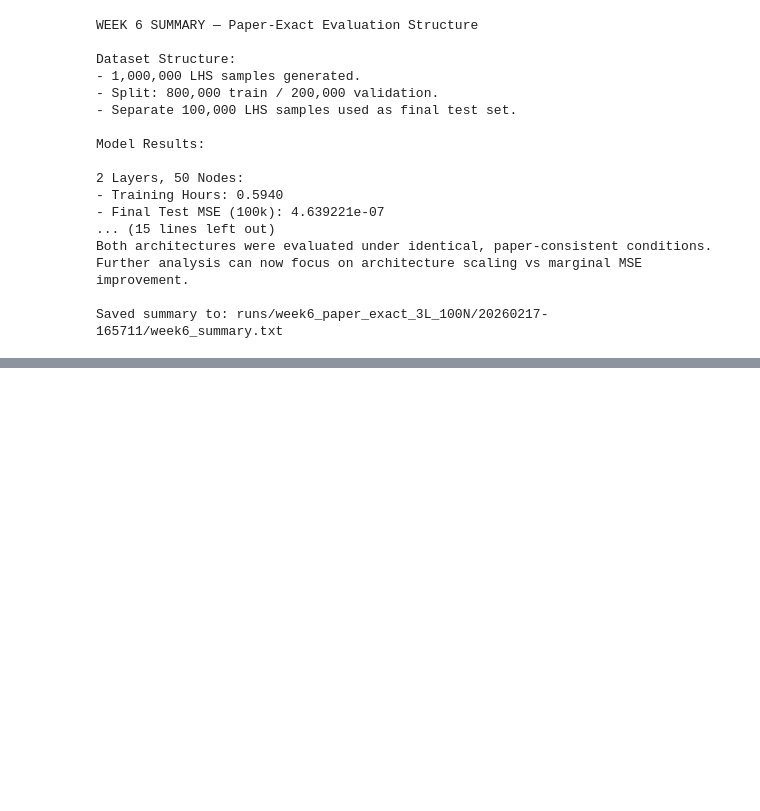
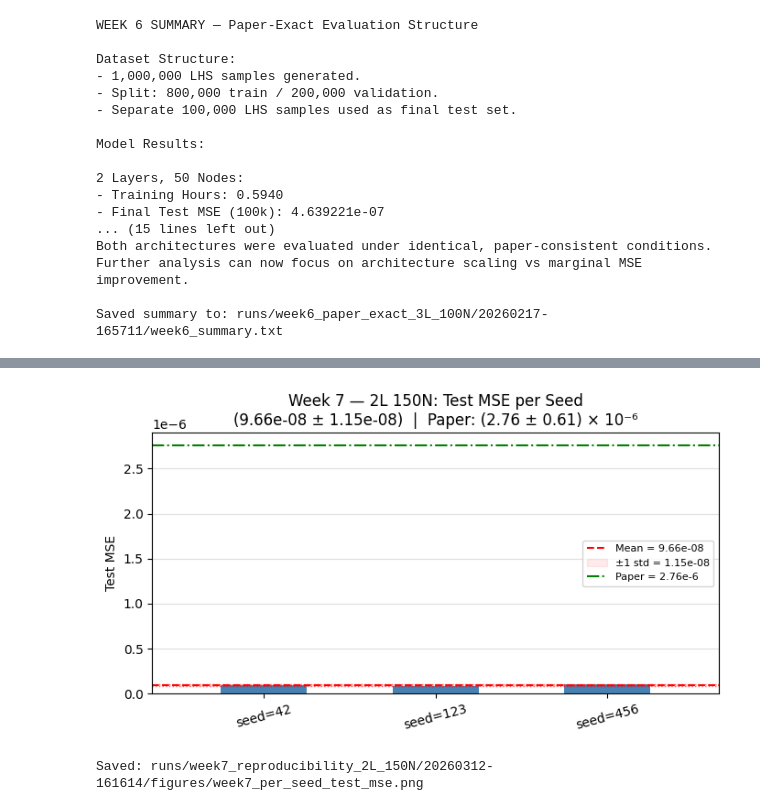
Before and after one commit to JosephOuyang/machine_learning_for_options_pricing_and_implied_volatility, a Jupyter notebook: notebooks/options_pricing_main.ipynb, the cells around one changed output, grey strips where cells are left out. Drawn from its saved outputs; the diff is of its cells as text; code cells hidden in the pictures; blank space fills up the shorter version.

Commit message:
week 7 update

```diff
--- a/notebooks/options_pricing_main.ipynb
+++ b/notebooks/options_pricing_main.ipynb
@@ -628,7 +628,7 @@ class PaperMLP(nn.Module):
         # Xavier init (your earlier convention)
         for m in self.modules():
             if isinstance(m, nn.Linear):
-                nn.init.xavier_uniform_(m.weight)
+                nn.init.xavier_normal_(m.weight)
                 if m.bias is not None:
                     nn.init.zeros_(m.bias)
 
@@ -2617,0 +2925,33 @@ Saved summary to: runs/week6_paper_exact_3L_100N/20260217-165711/week6_summary.t
+# %%
+# =========================
+# CELL 7.5 — Bar Chart: Per-Seed Test MSE
+# =========================
+
+fig, ax = plt.subplots(figsize=(7, 4))
+
+x = np.arange(len(SEEDS_W7))
+ax.bar(x, test_mses, color="steelblue", width=0.5)
+ax.axhline(mean_mse, color="red", linestyle="--", linewidth=1.5, label=f"Mean = {mean_mse:.2e}")
+ax.axhline(mean_mse + std_mse, color="red", linestyle=":", linewidth=1.0, alpha=0.6)
+ax.axhline(mean_mse - std_mse, color="red", linestyle=":", linewidth=1.0, alpha=0.6)
+ax.fill_between([-0.5, len(SEEDS_W7) - 0.5],
+                mean_mse - std_mse, mean_mse + std_mse,
+                color="red", alpha=0.08, label=f"±1 std = {std_mse:.2e}")
+ax.axhline(2.76e-6, color="green", linestyle="-.", linewidth=1.5, label="Paper = 2.76e-6")
+
+ax.set_xticks(x)
+ax.set_xticklabels([f"seed={s}" for s in SEEDS_W7], rotation=15)
+ax.set_ylabel("Test MSE")
+ax.set_title(f"Week 7 — 2L 150N: Test MSE per Seed\n"
+             f"({mean_mse:.2e} ± {std_mse:.2e})  |  Paper: (2.76 ± 0.61) × 10⁻⁶")
+ax.legend(fontsize=8)
+ax.grid(True, axis="y", alpha=0.4)
+
+plt.tight_layout()
+bar_path_w7 = os.path.join(fig_dir_w7, "week7_per_seed_test_mse.png")
+plt.savefig(bar_path_w7, dpi=180, bbox_inches="tight")
+plt.show()
+print("Saved:", bar_path_w7)
+# %% [output]
+[figure, added]
+Saved: runs/week7_reproducibility_2L_150N/20260312-161614/figures/week7_per_seed_test_mse.png
```
Also changed, not shown: parts of 7 cells of this notebook.
